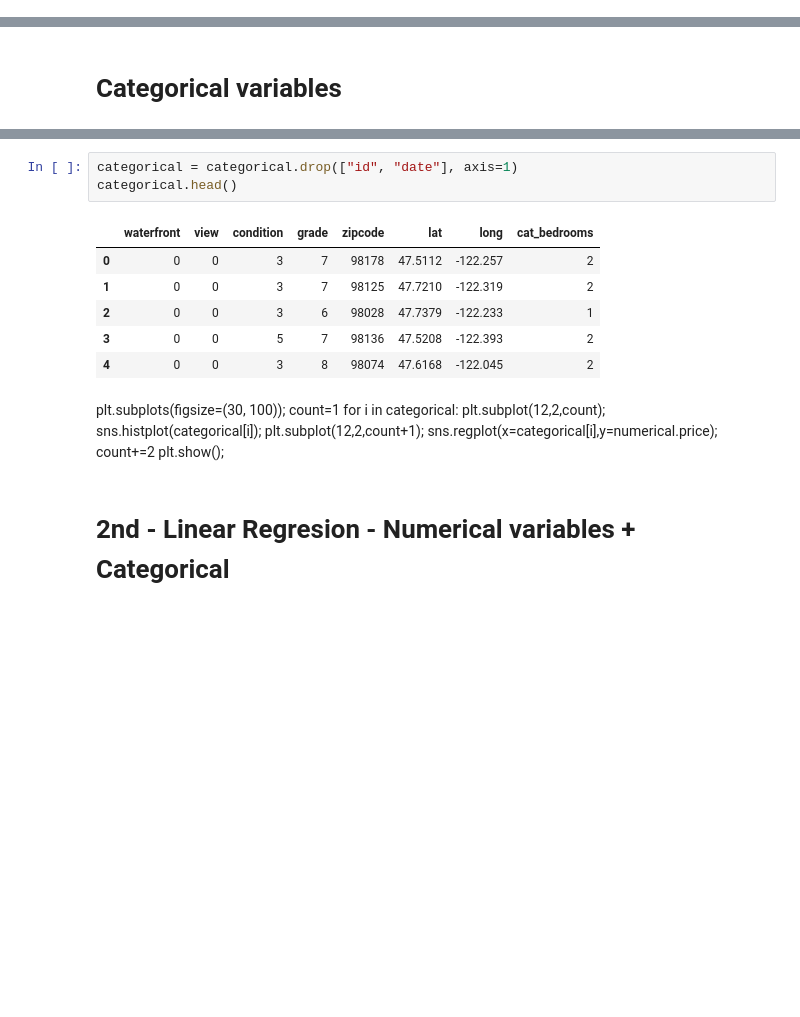
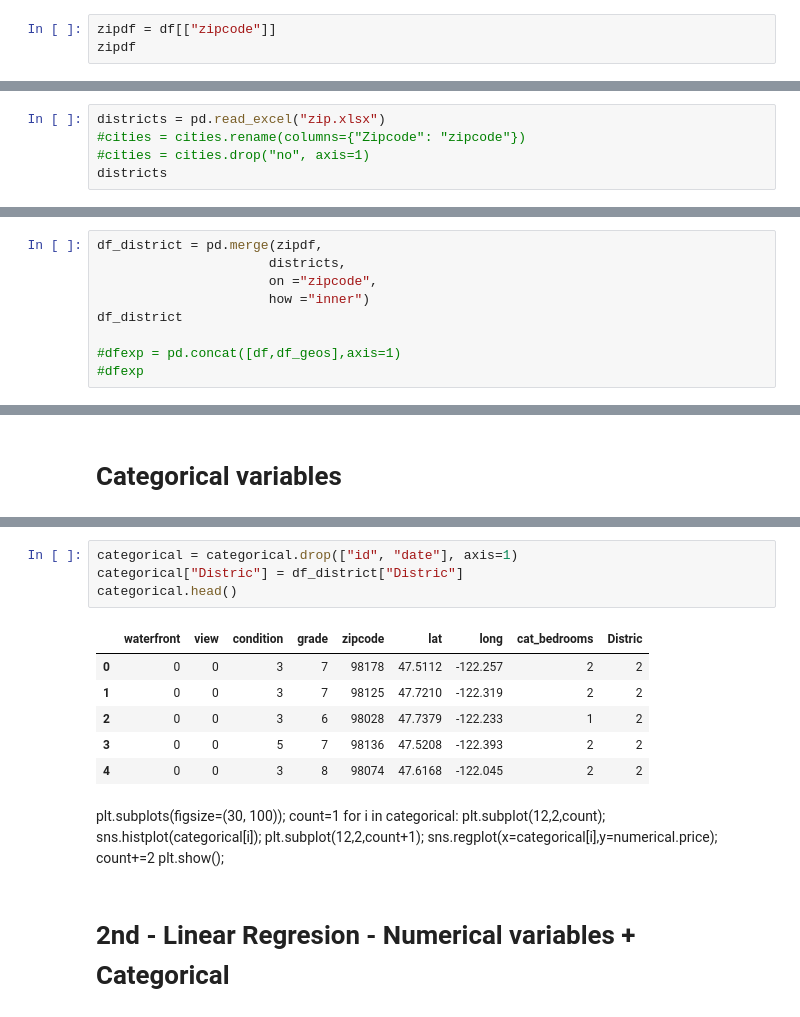
Before and after one commit to fprieto8111/MidTermProject, a Jupyter notebook: MidTermProject.ipynb, the cells around one changed output, grey strips where cells are left out. Drawn from its saved outputs; the diff is of its cells as text; blank space fills up the shorter version.

```diff
--- a/MidTermProject.ipynb
+++ b/MidTermProject.ipynb
@@ -92,3 +92,6 @@ Link to documentation about the data set: https://geodacenter.github.io/data-and
 # %%
 #df = pd.read_csv("C:/Users/fprie/OneDrive/Dokumente/GitHub/MidTermProject/kc_house_data.csv") ruta Fabian
 df = pd.read_csv("kc_house_data.csv")
+# %%
+zipdf = df[["zipcode"]]
+zipdf
@@ -94,0 +112,5 @@ df = pd.read_csv("kc_house_data.csv")
+# %%
+districts = pd.read_excel("zip.xlsx")
+#cities = cities.rename(columns={"Zipcode": "zipcode"})
+#cities = cities.drop("no", axis=1)
+districts
@@ -94,0 +135,9 @@ df = pd.read_csv("kc_house_data.csv")
+# %%
+df_district = pd.merge(zipdf,
+                      districts,
+                      on ="zipcode",
+                      how ="inner")
+df_district
+
+#dfexp = pd.concat([df,df_geos],axis=1)
+#dfexp
@@ -404,24 +471,25 @@ categorical.head()
 | 4 | 1954400510 | 20150218T000000 | 0 | 0 | 3 | 8 | 98074 | 47.6168 | -122.045 | 2 |
 # %%
 categorical = categorical.drop(["id", "date"], axis=1)
+categorical["Distric"] = df_district["Distric"]
 categorical.head()
 # %% [output]
-|  | waterfront | view | condition | grade | zipcode | lat | long | cat_bedrooms |
-| 0 | 0 | 0 | 3 | 7 | 98178 | 47.5112 | -122.257 | 2 |
-| 1 | 0 | 0 | 3 | 7 | 98125 | 47.7210 | -122.319 | 2 |
-| 2 | 0 | 0 | 3 | 6 | 98028 | 47.7379 | -122.233 | 1 |
-| 3 | 0 | 0 | 5 | 7 | 98136 | 47.5208 | -122.393 | 2 |
-| 4 | 0 | 0 | 3 | 8 | 98074 | 47.6168 | -122.045 | 2 |
+|  | waterfront | view | condition | grade | zipcode | lat | long | cat_bedrooms | Distric |
+| 0 | 0 | 0 | 3 | 7 | 98178 | 47.5112 | -122.257 | 2 | 2 |
+| 1 | 0 | 0 | 3 | 7 | 98125 | 47.7210 | -122.319 | 2 | 2 |
+| 2 | 0 | 0 | 3 | 6 | 98028 | 47.7379 | -122.233 | 1 | 2 |
+| 3 | 0 | 0 | 5 | 7 | 98136 | 47.5208 | -122.393 | 2 | 2 |
+| 4 | 0 | 0 | 3 | 8 | 98074 | 47.6168 | -122.045 | 2 | 2 |
-# %% [markdown]
-plt.subplots(figsize=(30, 100));
-count=1
-for i in categorical:
-    plt.subplot(12,2,count);
-    sns.histplot(categorical[i]);
-    plt.subplot(12,2,count+1);
-    sns.regplot(x=categorical[i],y=numerical.price);
-    count+=2
-plt.show();
+# %% [markdown]
+plt.subplots(figsize=(30, 100));
+count=1
+for i in categorical:
+    plt.subplot(12,2,count);
+    sns.histplot(categorical[i]);
+    plt.subplot(12,2,count+1);
+    sns.regplot(x=categorical[i],y=numerical.price);
+    count+=2
+plt.show();
 # %% [markdown]
 #  2nd - Linear Regresion - Numerical variables + Categorical
 # %%
```
Also changed, not shown: parts of 24 cells of this notebook.
